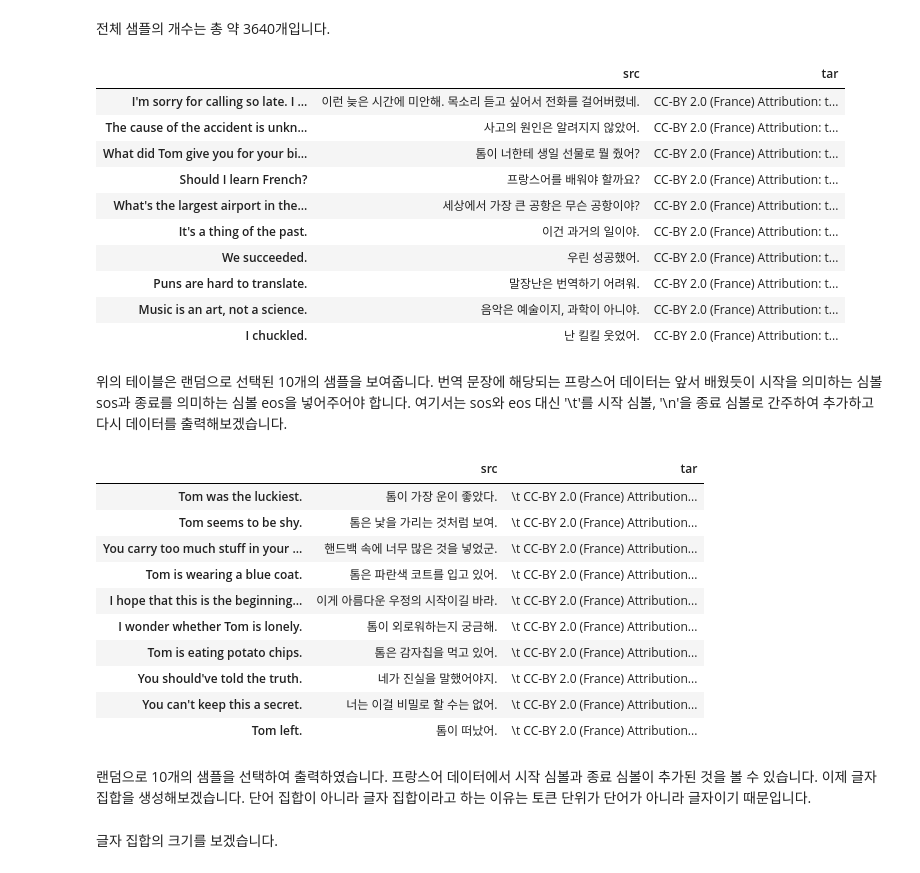
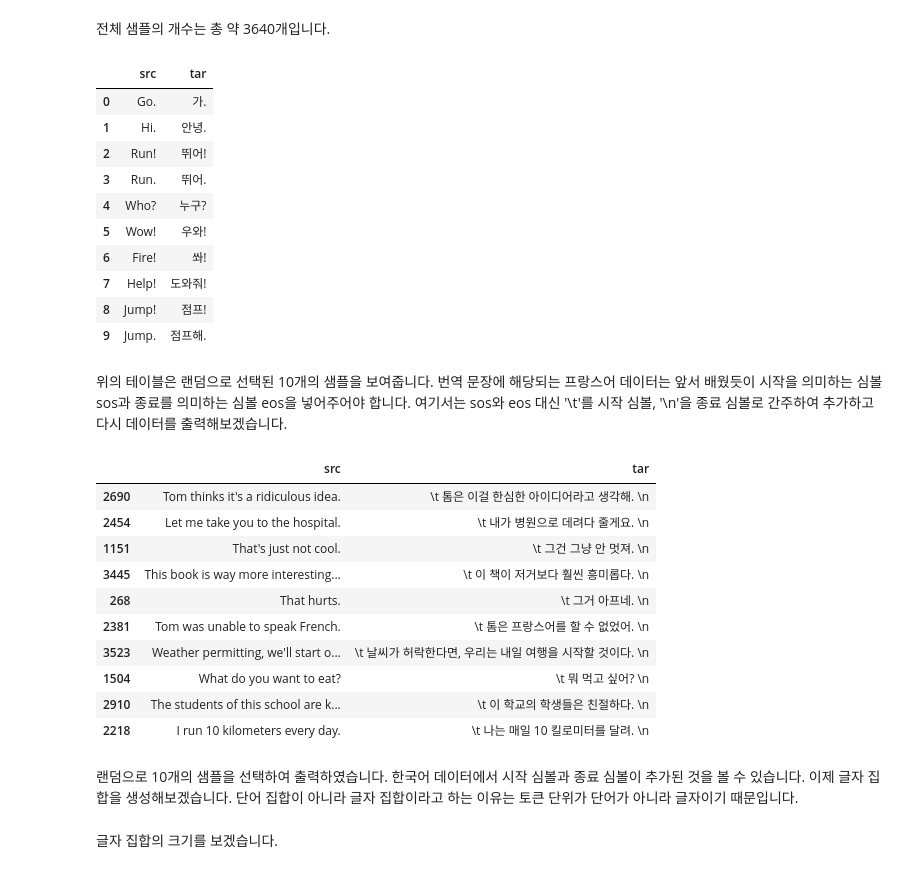
Before and after one commit to imguru-mooc/deep_learning_nlp, a Jupyter notebook: nlp_3_source/5_기계번역.ipynb, the cells around one changed output. Drawn from its saved outputs; the diff is of its cells as text; code cells hidden in the pictures.

```diff
--- a/nlp_3_source/5_기계번역.ipynb
+++ b/nlp_3_source/5_기계번역.ipynb
@@ -101,26 +101,26 @@ with http.request('GET', url, preload_content=False) as r, open(zipfilename, 'wb
 with zipfile.ZipFile(zipfilename, 'r') as zip_ref:
     zip_ref.extractall(path)
 # %%
-lines= pd.read_csv('kor.txt', names=['src', 'tar'], sep='\t')
+lines= pd.read_csv('kor.txt', names=['src', 'tar'], sep='\t', index_col =False)
 len(lines)
 # %% [output]
 3640
 # %% [markdown]
 전체 샘플의 개수는 총 약 3640개입니다.
 # %%
-lines.sample(10)
+lines.head(10)
 # %% [output]
 |  | src | tar |
-| I'm sorry for calling so late. I ... | 이런 늦은 시간에 미안해. 목소리 듣고 싶어서 전화를 걸어버렸네. | CC-BY 2.0 (France) Attribution: t... |
-| The cause of the accident is unkn... | 사고의 원인은 알려지지 않았어. | CC-BY 2.0 (France) Attribution: t... |
-| What did Tom give you for your bi... | 톰이 너한테 생일 선물로 뭘 줬어? | CC-BY 2.0 (France) Attribution: t... |
-| Should I learn French? | 프랑스어를 배워야 할까요? | CC-BY 2.0 (France) Attribution: t... |
-| What's the largest airport in the... | 세상에서 가장 큰 공항은 무슨 공항이야? | CC-BY 2.0 (France) Attribution: t... |
-| It's a thing of the past. | 이건 과거의 일이야. | CC-BY 2.0 (France) Attribution: t... |
-| We succeeded. | 우린 성공했어. | CC-BY 2.0 (France) Attribution: t... |
-| Puns are hard to translate. | 말장난은 번역하기 어려워. | CC-BY 2.0 (France) Attribution: t... |
-| Music is an art, not a science. | 음악은 예술이지, 과학이 아니야. | CC-BY 2.0 (France) Attribution: t... |
-| I chuckled. | 난 킬킬 웃었어. | CC-BY 2.0 (France) Attribution: t... |
+| 0 | Go. | 가. |
+| 1 | Hi. | 안녕. |
+| 2 | Run! | 뛰어! |
+| 3 | Run. | 뛰어. |
+| 4 | Who? | 누구? |
+| 5 | Wow! | 우와! |
+| 6 | Fire! | 쏴! |
+| 7 | Help! | 도와줘! |
+| 8 | Jump! | 점프! |
+| 9 | Jump. | 점프해. |
 # %% [markdown]
 위의 테이블은 랜덤으로 선택된 10개의 샘플을 보여줍니다. 번역 문장에 해당되는 프랑스어 데이터는 앞서 배웠듯이 시작을 의미하는 심볼 sos과 종료를 의미하는 심볼 eos을 넣어주어야 합니다. 여기서는 sos와 eos 대신 '\t'를 시작 심볼, '\n'을 종료 심볼로 간주하여 추가하고 다시 데이터를 출력해보겠습니다.
 # %%
@@ -128,18 +128,18 @@ lines.tar = lines.tar.apply(lambda x : '\t '+ x + ' \n')
 lines.sample(10)
 # %% [output]
 |  | src | tar |
-| Tom was the luckiest. | 톰이 가장 운이 좋았다. | \t CC-BY 2.0 (France) Attribution... |
-| Tom seems to be shy. | 톰은 낯을 가리는 것처럼 보여. | \t CC-BY 2.0 (France) Attribution... |
-| You carry too much stuff in your ... | 핸드백 속에 너무 많은 것을 넣었군. | \t CC-BY 2.0 (France) Attribution... |
-| Tom is wearing a blue coat. | 톰은 파란색 코트를 입고 있어. | \t CC-BY 2.0 (France) Attribution... |
-| I hope that this is the beginning... | 이게 아름다운 우정의 시작이길 바라. | \t CC-BY 2.0 (France) Attribution... |
-| I wonder whether Tom is lonely. | 톰이 외로워하는지 궁금해. | \t CC-BY 2.0 (France) Attribution... |
-| Tom is eating potato chips. | 톰은 감자칩을 먹고 있어. | \t CC-BY 2.0 (France) Attribution... |
-| You should've told the truth. | 네가 진실을 말했어야지. | \t CC-BY 2.0 (France) Attribution... |
-| You can't keep this a secret. | 너는 이걸 비밀로 할 수는 없어. | \t CC-BY 2.0 (France) Attribution... |
-| Tom left. | 톰이 떠났어. | \t CC-BY 2.0 (France) Attribution... |
+| 2690 | Tom thinks it's a ridiculous idea. | \t 톰은 이걸 한심한 아이디어라고 생각해. \n |
+| 2454 | Let me take you to the hospital. | \t 내가 병원으로 데려다 줄게요. \n |
+| 1151 | That's just not cool. | \t 그건 그냥 안 멋져. \n |
+| 3445 | This book is way more interesting... | \t 이 책이 저거보다 훨씬 흥미롭다. \n |
+| 268 | That hurts. | \t 그거 아프네. \n |
+| 2381 | Tom was unable to speak French. | \t 톰은 프랑스어를 할 수 없었어. \n |
+| 3523 | Weather permitting, we'll start o... | \t 날씨가 허락한다면, 우리는 내일 여행을 시작할 것이다. \n |
+| 1504 | What do you want to eat? | \t 뭐 먹고 싶어? \n |
+| 2910 | The students of this school are k... | \t 이 학교의 학생들은 친절하다. \n |
+| 2218 | I run 10 kilometers every day. | \t 나는 매일 10 킬로미터를 달려. \n |
 # %% [markdown]
-랜덤으로 10개의 샘플을 선택하여 출력하였습니다. 프랑스어 데이터에서 시작 심볼과 종료 심볼이 추가된 것을 볼 수 있습니다. 이제 글자 집합을 생성해보겠습니다. 단어 집합이 아니라 글자 집합이라고 하는 이유는 토큰 단위가 단어가 아니라 글자이기 때문입니다.
+랜덤으로 10개의 샘플을 선택하여 출력하였습니다. 한국어 데이터에서 시작 심볼과 종료 심볼이 추가된 것을 볼 수 있습니다. 이제 글자 집합을 생성해보겠습니다. 단어 집합이 아니라 글자 집합이라고 하는 이유는 토큰 단위가 단어가 아니라 글자이기 때문입니다.
 # %%
 # 글자 집합 구축
 src_vocab=set()
```
Also changed, not shown: parts of 32 cells of this notebook, 1 other file.
